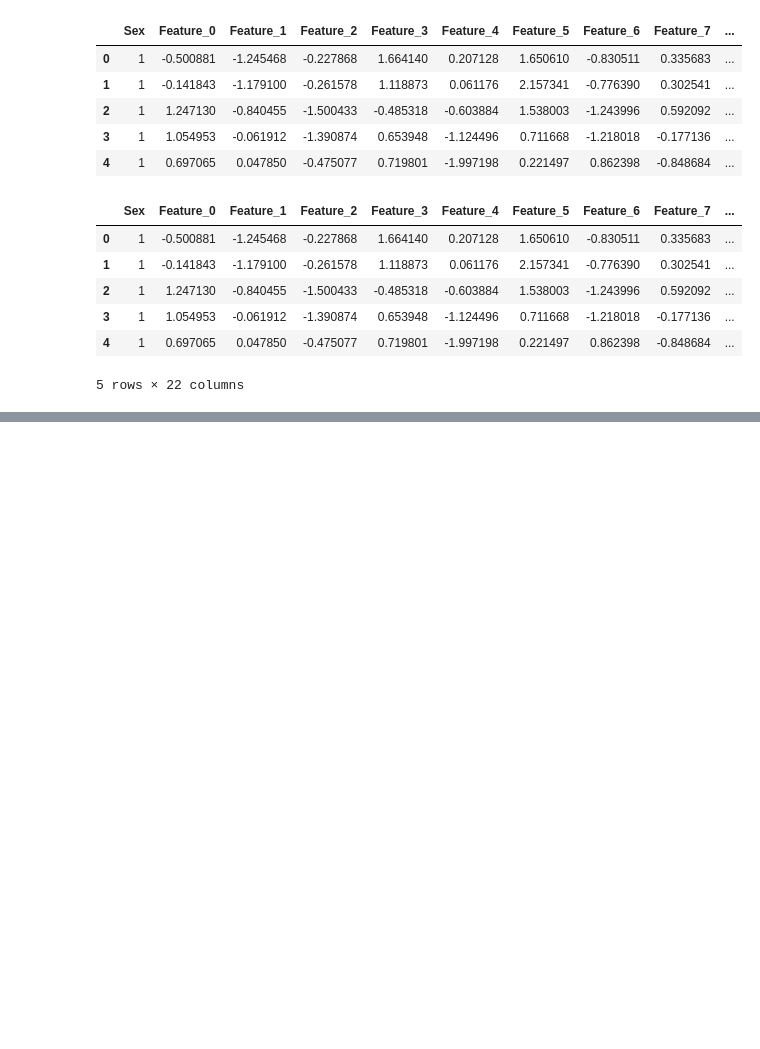
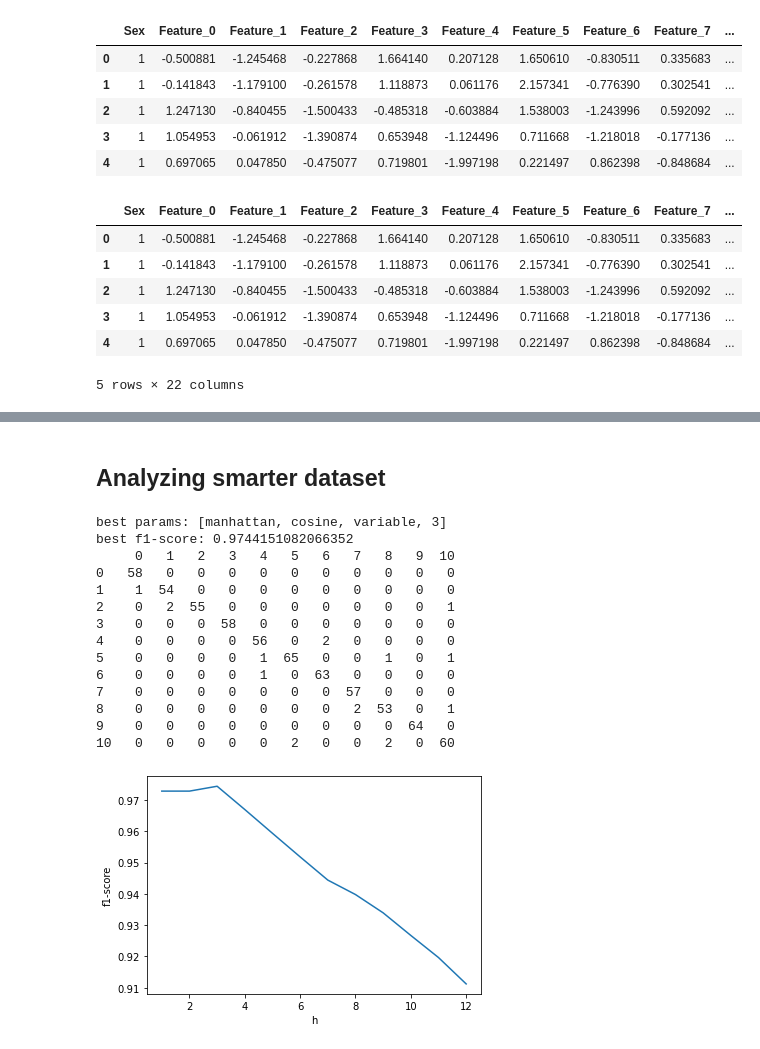
Before and after one commit to cannor147/itmo-ml, a Jupyter notebook: lab01-knn/src/solution.ipynb, the cells around one changed output, grey strips where cells are left out. Cells and saved outputs as stored; diff of their text form; code cells hidden in the pictures; blank space fills up the shorter version.

```diff
--- a/lab01-knn/src/solution.ipynb
+++ b/lab01-knn/src/solution.ipynb
@@ -106,0 +286,20 @@ data_smarter.head()
+# %% [markdown]
+## Analyzing smarter dataset
+# %%
+analyze(x_smarter, y_smarter)
+# %% [output]
+best params: [manhattan, cosine, variable, 3]
+best f1-score: 0.9744151082066352
+     0   1   2   3   4   5   6   7   8   9  10
+0   58   0   0   0   0   0   0   0   0   0   0
+1    1  54   0   0   0   0   0   0   0   0   0
+2    0   2  55   0   0   0   0   0   0   0   1
+3    0   0   0  58   0   0   0   0   0   0   0
+4    0   0   0   0  56   0   2   0   0   0   0
+5    0   0   0   0   1  65   0   0   1   0   1
+6    0   0   0   0   1   0  63   0   0   0   0
+7    0   0   0   0   0   0   0  57   0   0   0
+8    0   0   0   0   0   0   0   2  53   0   1
+9    0   0   0   0   0   0   0   0   0  64   0
+10   0   0   0   0   0   2   0   0   2   0  60
+[figure, added]
```
Also changed, not shown: parts of 22 cells of this notebook, 1 other file.
